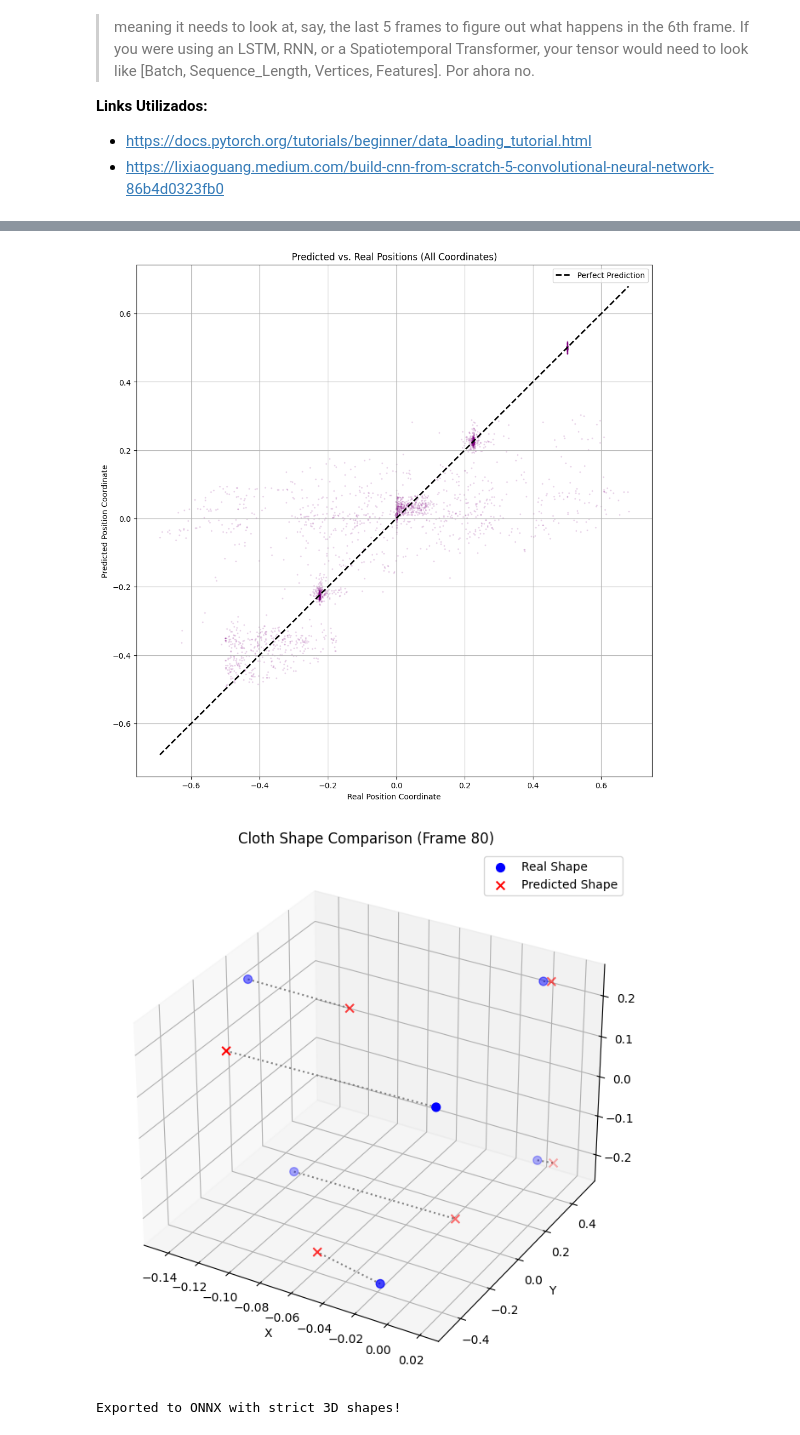
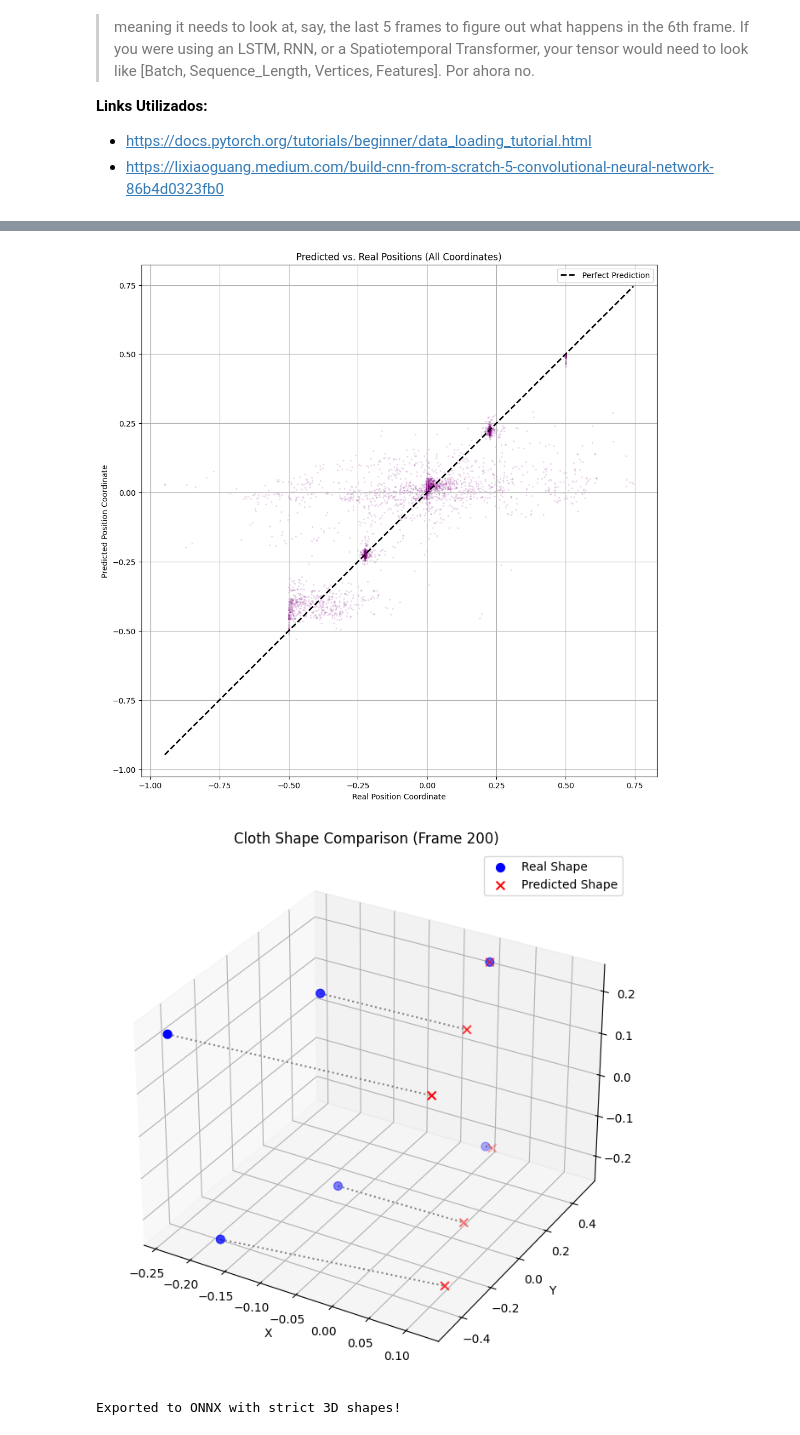
Before and after one commit to mikeletzu/TFG_FisicaOptim, a Jupyter notebook: Entrenamiento/cnn03.ipynb, the cells around one changed output, grey strips where cells are left out. Saved outputs shown, nothing was run; the diff lists cells and outputs as text; code cells hidden in the pictures.

```diff
--- a/Entrenamiento/cnn03.ipynb
+++ b/Entrenamiento/cnn03.ipynb
@@ -355,8 +355,10 @@ for epoch in range(epochs):
             positions_t = batch_t[..., 0:3]
             target_delta = batch_t1 - positions_t
 
+            target_delta_norm = (target_delta - target_mean) / target_std
+
             pred_delta = model(batch_t_norm)
-            loss = criterion(pred_delta, target_delta)
+            loss = criterion(pred_delta, target_delta_norm)
             test_loss += loss.item()
 
             # --- NEW: Reconstruct the absolute positions ---
@@ -470,41 +472,41 @@ plt.grid(True)
 plt.axis('equal') # Keeps the aspect ratio square
 plt.show()
 # %% [output]
-[figure, old version]
+[figure, new version]
 # %%
 # Choose a random frame from your test set to visualize
-frame_idx = 80 # Change this to look at different moments
+frame_idx = 200 # Change this to look at different moments
 num_vertices = targets_pos_np.shape[1]
 
 real_frame = targets_pos_np[frame_idx] # Shape: (Vertices, 3)
 pred_frame = preds_pos_np[frame_idx]   # Shape: (Vertices, 3)
 
 fig = plt.figure(figsize=(10, 8))
 ax = fig.add_subplot(111, projection='3d')
 
 # Extract X, Y, Z for Real positions
 rx, ry, rz = real_frame[:, 0], real_frame[:, 1], real_frame[:, 2]
 # Extract X, Y, Z for Predicted positions
 px, py, pz = pred_frame[:, 0], pred_frame[:, 1], pred_frame[:, 2]
 
 # Plot the real cloth vertices in Blue
 ax.scatter(rx, ry, rz, c='blue', label='Real Shape', s=50, marker='o')
 
 # Plot the predicted cloth vertices in Red
 ax.scatter(px, py, pz, c='red', label='Predicted Shape', s=50, marker='x')
 
 # Draw lines connecting the predicted vertex to the real vertex to show the error
 for i in range(num_vertices):
     ax.plot([rx[i], px[i]], [ry[i], py[i]], [rz[i], pz[i]], color='gray', linestyle='dotted')
 
 ax.set_title(f'Cloth Shape Comparison (Frame {frame_idx})')
 ax.set_xlabel('X')
 ax.set_ylabel('Y')
 ax.set_zlabel('Z')
 ax.legend()
 plt.show()
 # %% [output]
-[figure, old version]
+[figure, new version]
 # %%
 import torch
 import sys
```
Also changed, not shown: parts of 5 cells of this notebook, 11 other files.
